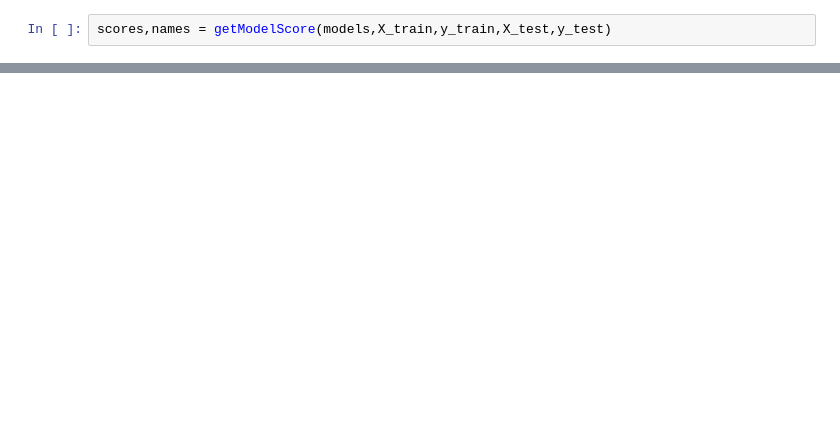
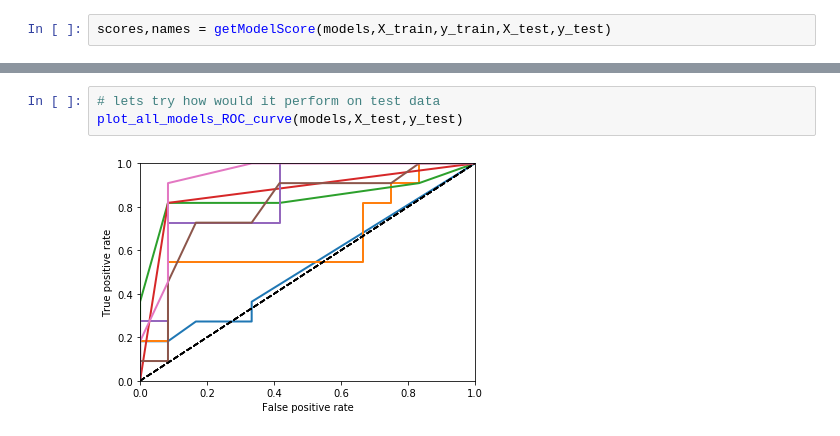
Before and after one commit to deeptirajput/testRepo, a Jupyter notebook: Diabetes_vineet.ipynb, the cells around one changed output, grey strips where cells are left out. Saved outputs shown, nothing was run; the diff lists cells and outputs as text; blank space fills up the shorter version.

```diff
--- a/Diabetes_vineet.ipynb
+++ b/Diabetes_vineet.ipynb
@@ -580,0 +765,5 @@ tr_split
+# %%
+# lets try how would it perform on test data
+plot_all_models_ROC_curve(models,X_test,y_test)
+# %% [output]
+[figure, added]
```
Also changed, not shown: parts of 100 cells of this notebook.
